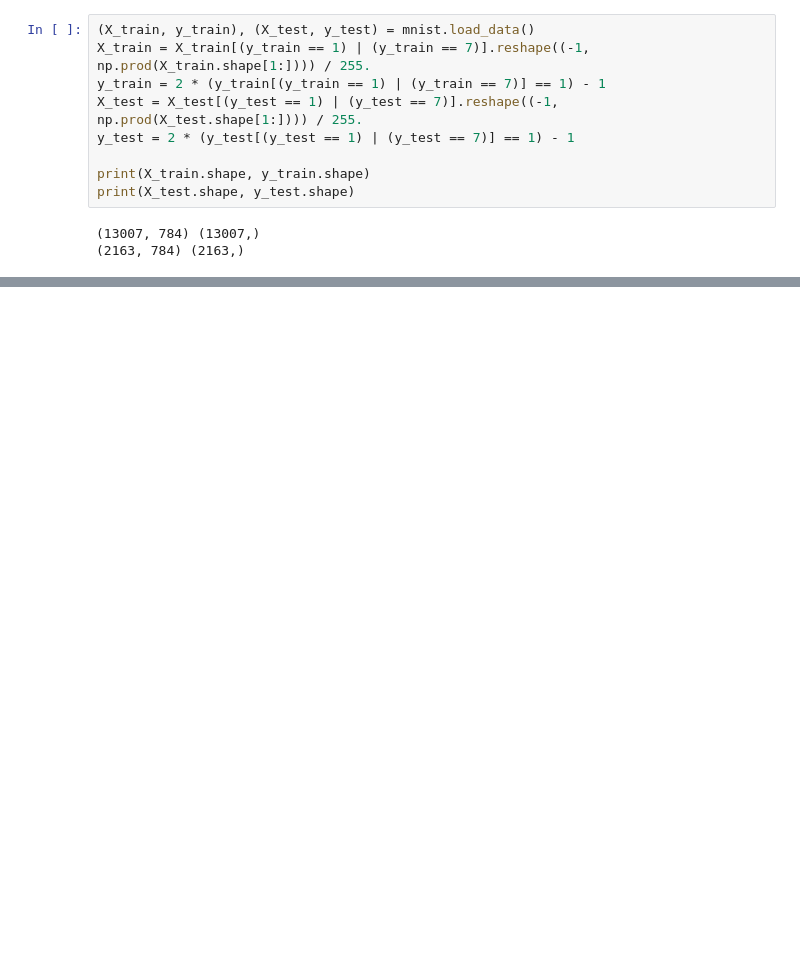
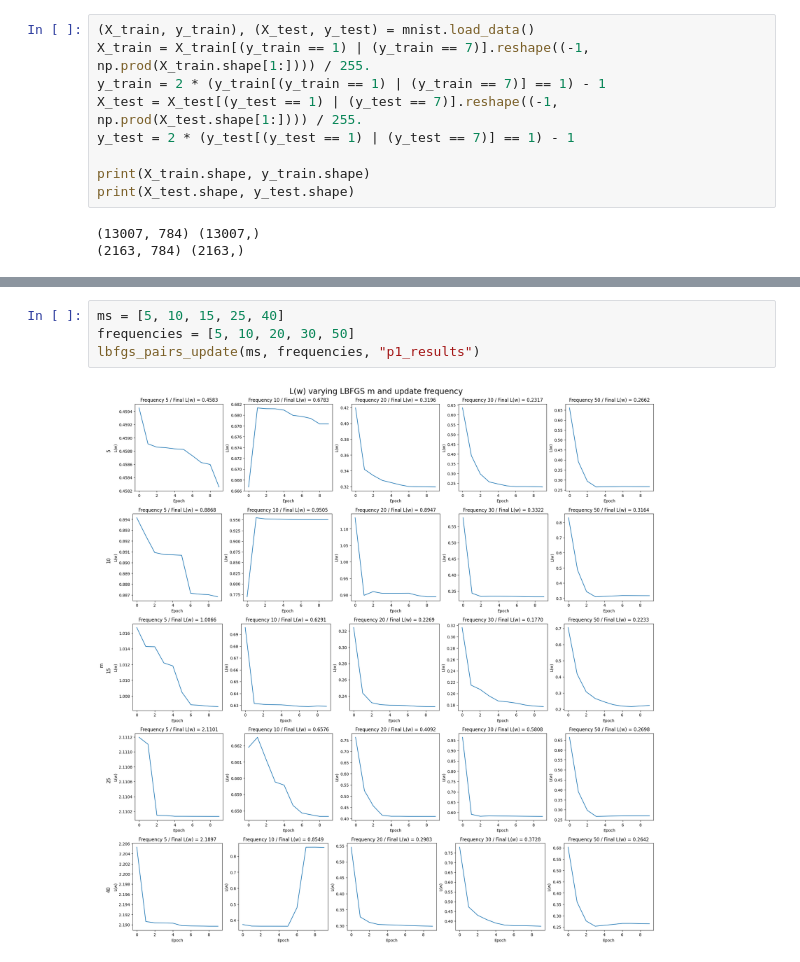
Before and after one commit to qchen0815/AMSC808N-Project-1, a Jupyter notebook: src/problem1.ipynb, the cells around one changed output, grey strips where cells are left out. Drawn from its saved outputs; the diff is of its cells as text; blank space fills up the shorter version.

```diff
--- a/src/problem1.ipynb
+++ b/src/problem1.ipynb
@@ -71,0 +426,6 @@ def visualize_histories(loss_hist, grad_norms):
+# %%
+ms = [5, 10, 15, 25, 40]
+frequencies = [5, 10, 20, 30, 50]
+lbfgs_pairs_update(ms, frequencies, "p1_results")
+# %% [output]
+[figure, added]
```
Also changed, not shown: parts of 30 cells of this notebook, 18 other files.
